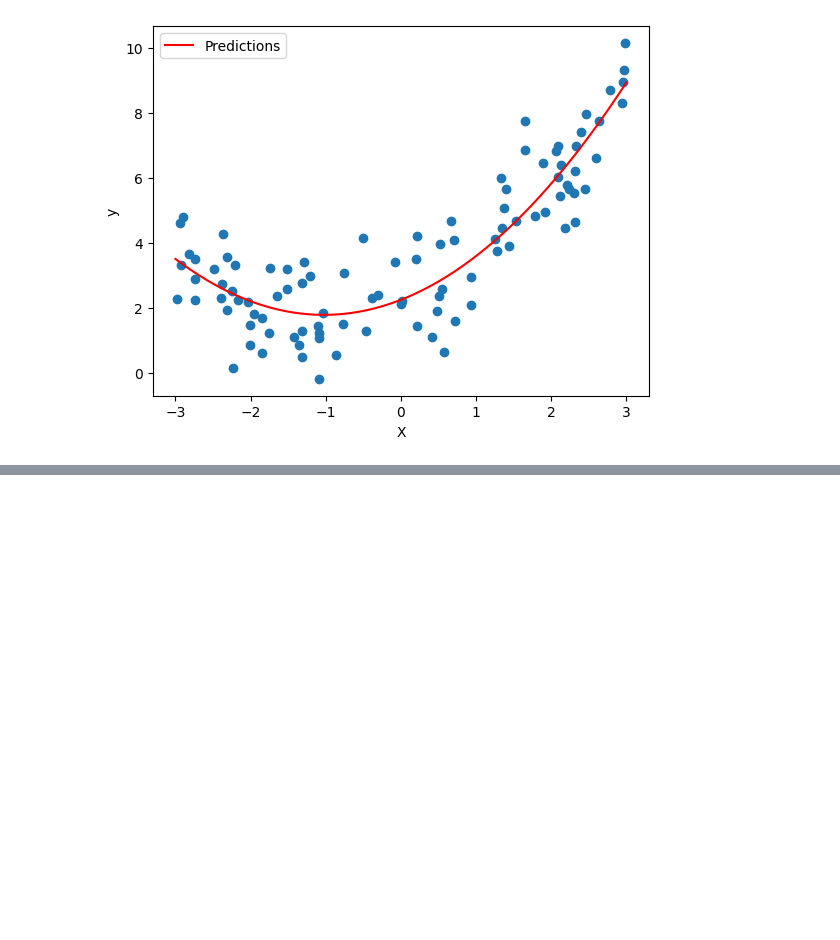
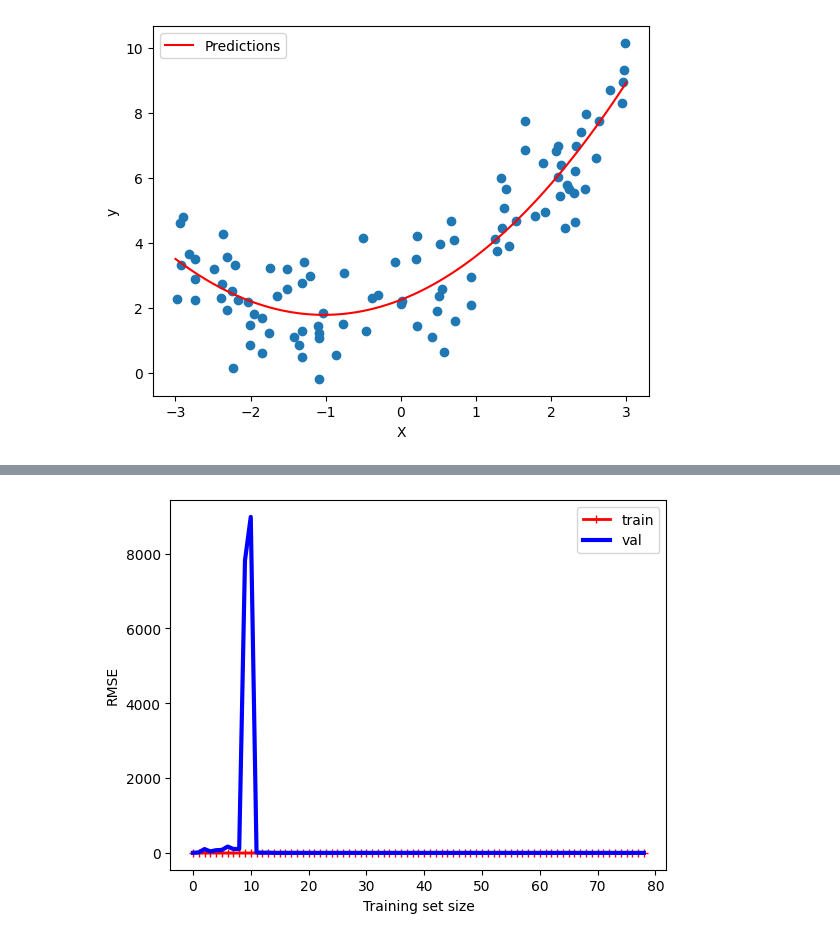
Before and after one commit to alinemitri/hands-on-ML-book, a Jupyter notebook: 04_project.ipynb, the cells around one changed output, grey strips where cells are left out. Saved outputs shown, nothing was run; the diff lists cells and outputs as text; code cells hidden in the pictures; blank space fills up the shorter version.

```diff
--- a/04_project.ipynb
+++ b/04_project.ipynb
@@ -219,0 +260,9 @@ plt.legend()
+# %%
+polynomial_regression = Pipeline([
+    ('poly_features', PolynomialFeatures(degree=10, include_bias=False)),
+    ('lin_reg', LinearRegression())
+])
+# %%
+plot_learning_curves(polynomial_regression, X, y)
+# %% [output]
+[figure, added]
```
Also changed, not shown: parts of 7 cells of this notebook.
